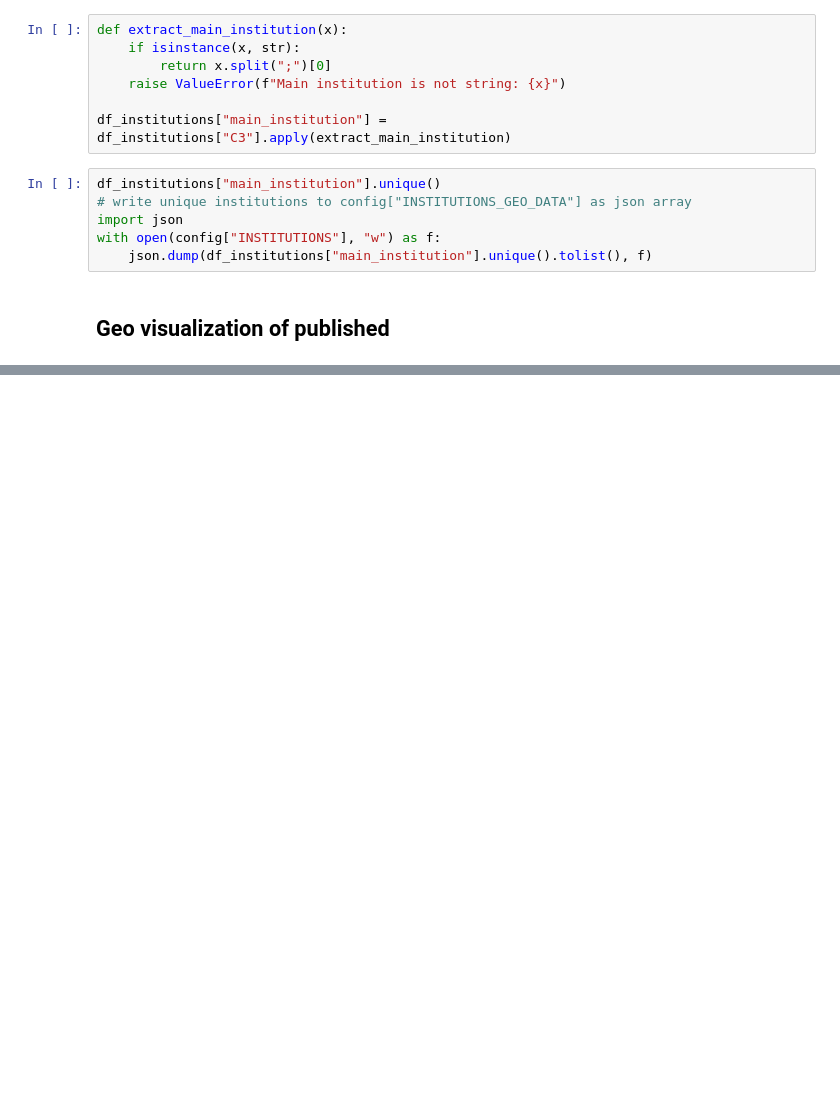
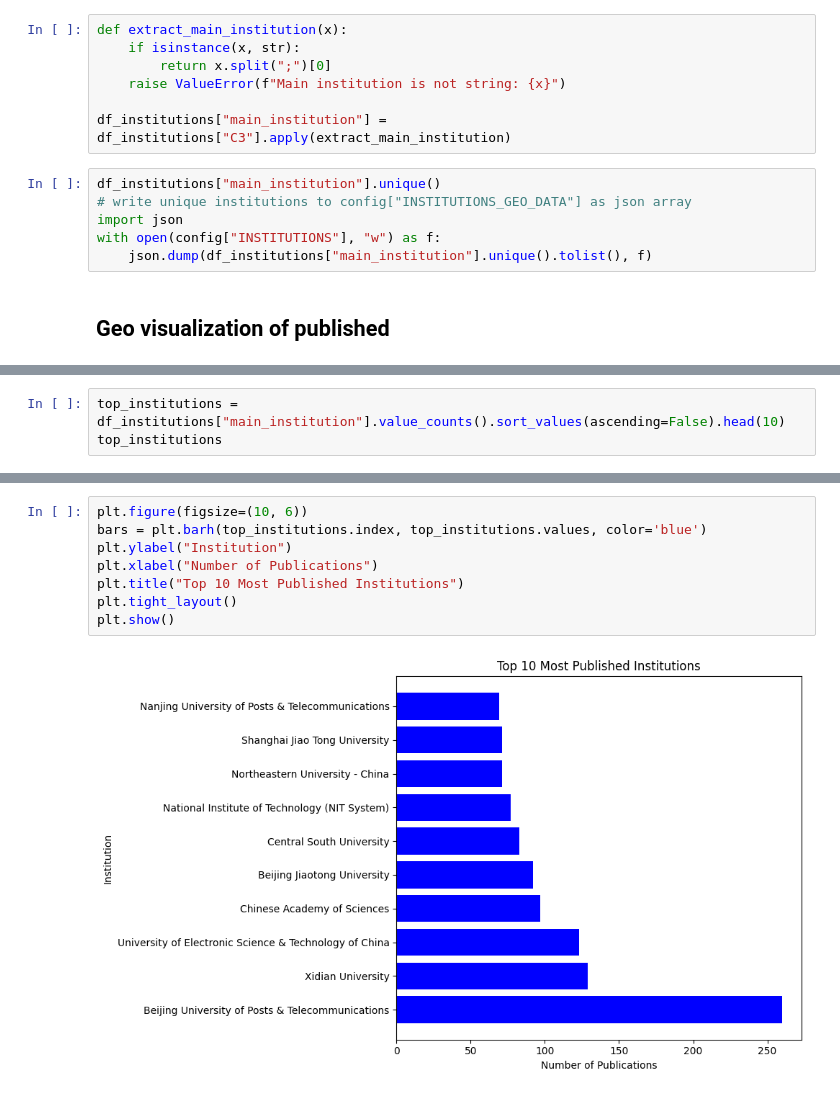
Before and after one commit to tashima42/disciplinas, a Jupyter notebook: CARS007/trabalho-1-bibliometria/trabalho-1.ipynb, the cells around one changed output, grey strips where cells are left out. Drawn from its saved outputs; the diff is of its cells as text; blank space fills up the shorter version.

```diff
--- a/CARS007/trabalho-1-bibliometria/trabalho-1.ipynb
+++ b/CARS007/trabalho-1-bibliometria/trabalho-1.ipynb
@@ -170,0 +249,3 @@ fig.show()
+# %%
+top_institutions = df_institutions["main_institution"].value_counts().sort_values(ascending=False).head(10)
+top_institutions
@@ -170,0 +265,10 @@ fig.show()
+# %%
+plt.figure(figsize=(10, 6))
+bars = plt.barh(top_institutions.index, top_institutions.values, color='blue')
+plt.ylabel("Institution")
+plt.xlabel("Number of Publications")
+plt.title("Top 10 Most Published Institutions")
+plt.tight_layout()
+plt.show()
+# %% [output]
+[figure, added]
```
Also changed, not shown: parts of 16 cells of this notebook, 2 other files.
